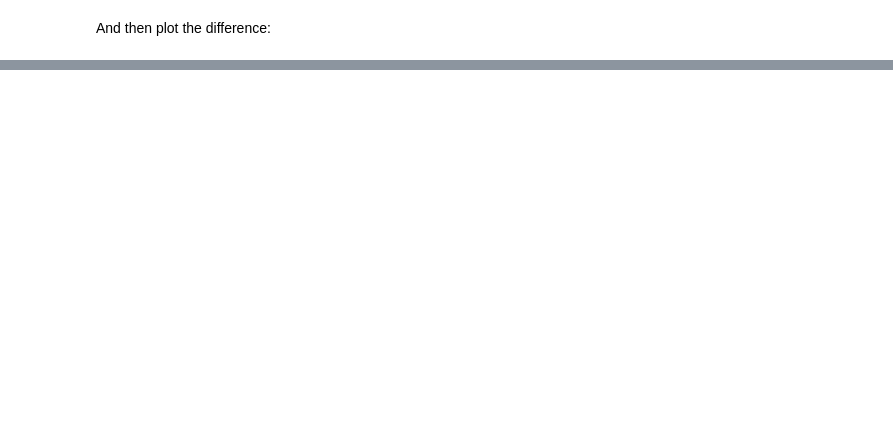
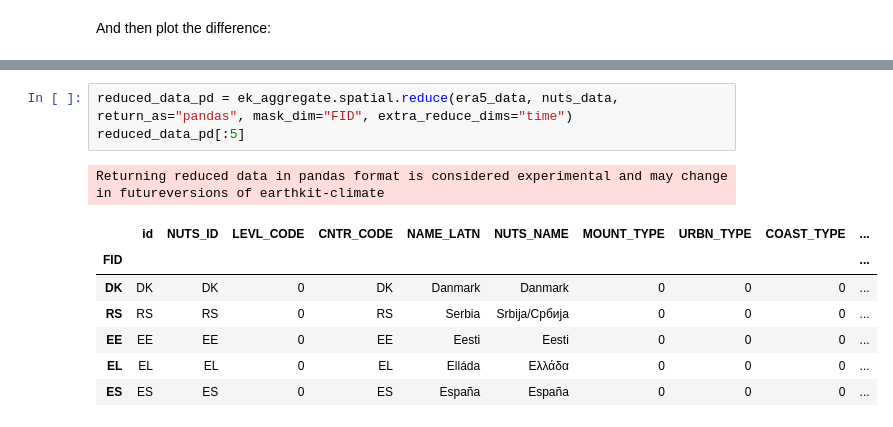
Before and after one commit to ecmwf-projects/c3s-ga-training, a Jupyter notebook: notebooks/XY_aggregate_over_geometries.ipynb, the cells around one changed output, grey strips where cells are left out. Drawn from its saved outputs; the diff is of its cells as text; blank space fills up the shorter version.

```diff
--- a/notebooks/XY_aggregate_over_geometries.ipynb
+++ b/notebooks/XY_aggregate_over_geometries.ipynb
@@ -171,0 +385,12 @@ And then plot the difference:
+# %%
+reduced_data_pd = ek_aggregate.spatial.reduce(era5_data, nuts_data, return_as="pandas", mask_dim="FID", extra_reduce_dims="time")
+reduced_data_pd[:5]
+# %% [output]
+Returning reduced data in pandas format is considered experimental and may change in futureversions of earthkit-climate
+|  | id | NUTS_ID | LEVL_CODE | CNTR_CODE | NAME_LATN | NUTS_NAME | MOUNT_TYPE | URBN_TYPE | COAST_TYPE | ... |
+| FID |  |  |  |  |  |  |  |  |  | ... |
+| DK | DK | DK | 0 | DK | Danmark | Danmark | 0 | 0 | 0 | ... |
+| RS | RS | RS | 0 | RS | Serbia | Srbija/Сpбија | 0 | 0 | 0 | ... |
+| EE | EE | EE | 0 | EE | Eesti | Eesti | 0 | 0 | 0 | ... |
+| EL | EL | EL | 0 | EL | Elláda | Ελλάδα | 0 | 0 | 0 | ... |
+| ES | ES | ES | 0 | ES | España | España | 0 | 0 | 0 | ... |
```
Also changed, not shown: parts of 18 cells of this notebook.
